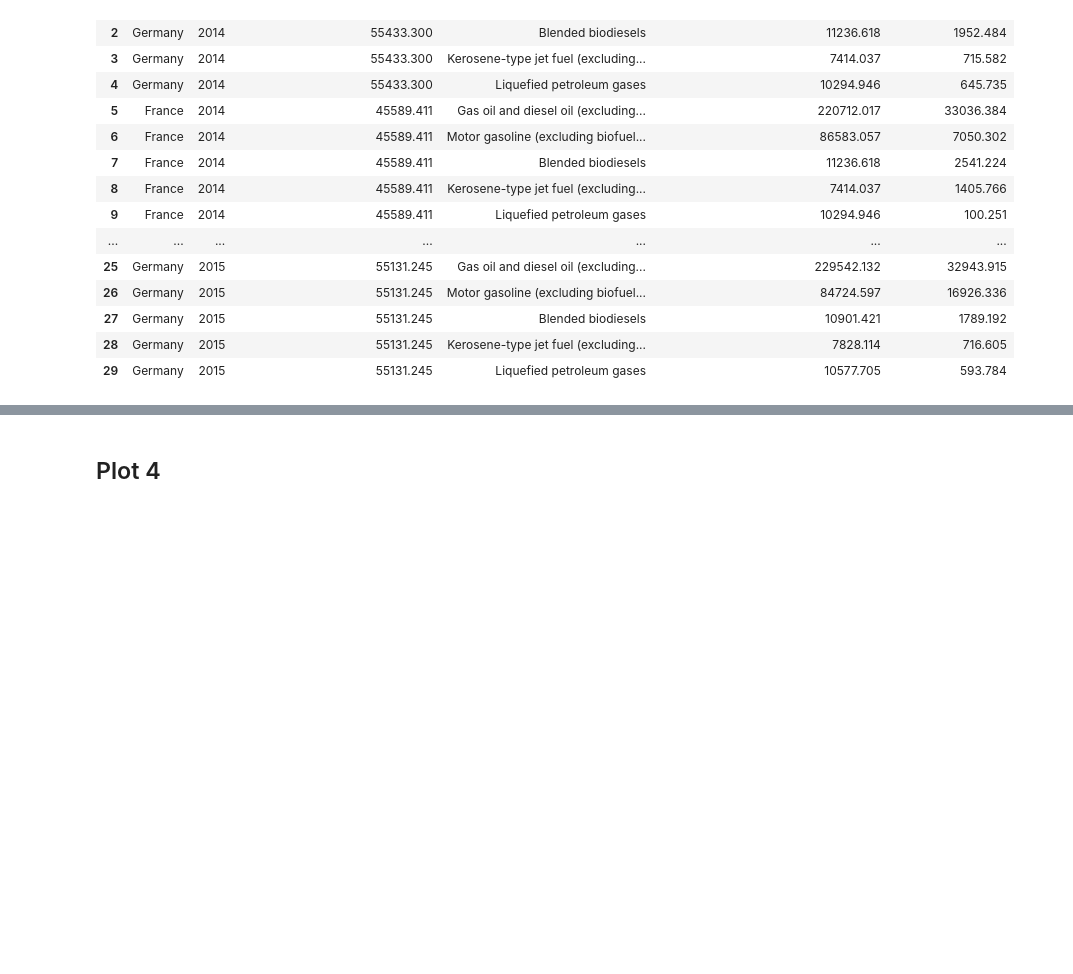
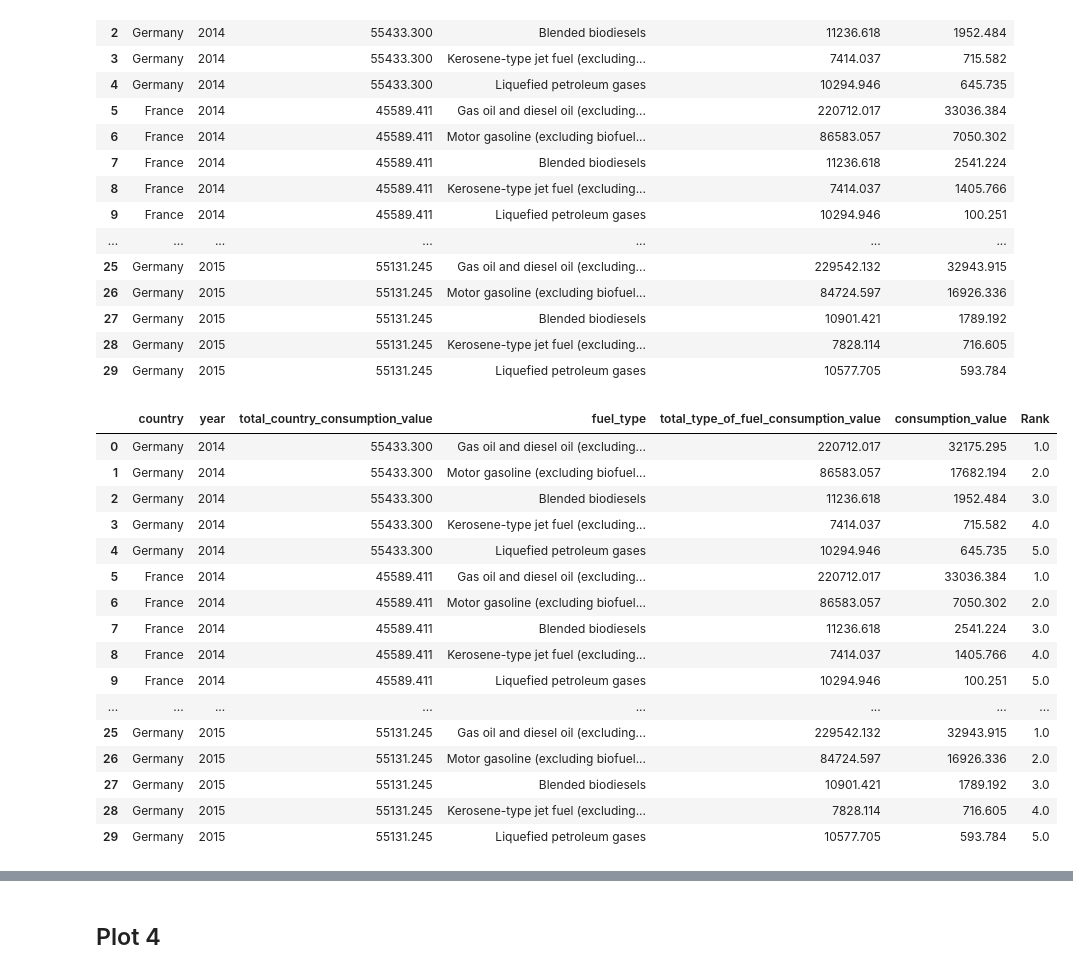
Before and after one commit to riccardocicala/Data_Visualization_Chart_Troopers, a Jupyter notebook: Stucchi/data_preparation.ipynb, the cells around one changed output, grey strips where cells are left out. Drawn from its saved outputs; the diff is of its cells as text; code cells hidden in the pictures; blank space fills up the shorter version.

```diff
--- a/Stucchi/data_preparation.ipynb
+++ b/Stucchi/data_preparation.ipynb
@@ -316,3 +316,6 @@ df3_final_energy_consumption_in_transport_by_type_of_fuel_total_per_year
 | 47 | Blended biodiesels | 2023 | 13182.767 |
 | 48 | Kerosene-type jet fuel (excluding... | 2023 | 6664.475 |
 | 49 | Electricity | 2023 | 6064.706 |
+# %%
+df3_final_energy_consumption_in_transport_by_type_of_fuel_total_per_year['total_type_of_fuel_consumption_value'] = (df3_final_energy_consumption_in_transport_by_type_of_fuel_total_per_year['total_type_of_fuel_consumption_value'] / 1_000).round(2)
+df3_final_energy_consumption_in_transport_by_type_of_fuel_total_per_year
@@ -398,9 +419,7 @@ df5_final_energy_consumption_in_transport_by_type_of_fuel_top_countries_per_year
 | 28 | United Kingdom | 2014 | 40097.899 | Liquefied petroleum gases | 96.609 | 10294.946 |
 | 29 | United Kingdom | 2014 | 40097.899 | Motor gasoline (excluding biofuel... | 13185.063 | 86583.057 |
 # %%
-import pandas as pd
-
-df6_final_energy_consumption_in_transport_by_type_of_fuel_top_countries_per_year = df5_final_energy_consumption_in_transport_by_type_of_fuel_top_countries_per_year
+df6_final_energy_consumption_in_transport_by_type_of_fuel_top_countries_per_year = df5_final_energy_consumption_in_transport_by_type_of_fuel_top_countries_per_year.copy()
 
 df6_final_energy_consumption_in_transport_by_type_of_fuel_top_countries_per_year['fuel_type'] = df6_final_energy_consumption_in_transport_by_type_of_fuel_top_countries_per_year.apply(
     lambda row: 'Other' if pd.isnull(row['total_type_of_fuel_consumption_value']) else row['fuel_type'],
@@ -463,3 +482,25 @@ df8_final_energy_consumption_in_transport_by_type_of_fuel_top_countries_per_year
 | 27 | Germany | 2015 | 55131.245 | Blended biodiesels | 10901.421 | 1789.192 |
 | 28 | Germany | 2015 | 55131.245 | Kerosene-type jet fuel (excluding... | 7828.114 | 716.605 |
 | 29 | Germany | 2015 | 55131.245 | Liquefied petroleum gases | 10577.705 | 593.784 |
+# %%
+df9_final_energy_consumption_in_transport_by_type_of_fuel_top_countries_per_year = df8_final_energy_consumption_in_transport_by_type_of_fuel_top_countries_per_year
+df9_final_energy_consumption_in_transport_by_type_of_fuel_top_countries_per_year['Rank'] = df8_final_energy_consumption_in_transport_by_type_of_fuel_top_countries_per_year.groupby(['country', 'year'])['consumption_value'].rank(method='first', ascending=False)
+df9_final_energy_consumption_in_transport_by_type_of_fuel_top_countries_per_year.head(30)
+# %% [output]
+|  | country | year | total_country_consumption_value | fuel_type | total_type_of_fuel_consumption_value | consumption_value | Rank |
+| 0 | Germany | 2014 | 55433.300 | Gas oil and diesel oil (excluding... | 220712.017 | 32175.295 | 1.0 |
+| 1 | Germany | 2014 | 55433.300 | Motor gasoline (excluding biofuel... | 86583.057 | 17682.194 | 2.0 |
+| 2 | Germany | 2014 | 55433.300 | Blended biodiesels | 11236.618 | 1952.484 | 3.0 |
+| 3 | Germany | 2014 | 55433.300 | Kerosene-type jet fuel (excluding... | 7414.037 | 715.582 | 4.0 |
+| 4 | Germany | 2014 | 55433.300 | Liquefied petroleum gases | 10294.946 | 645.735 | 5.0 |
+| 5 | France | 2014 | 45589.411 | Gas oil and diesel oil (excluding... | 220712.017 | 33036.384 | 1.0 |
+| 6 | France | 2014 | 45589.411 | Motor gasoline (excluding biofuel... | 86583.057 | 7050.302 | 2.0 |
+| 7 | France | 2014 | 45589.411 | Blended biodiesels | 11236.618 | 2541.224 | 3.0 |
+| 8 | France | 2014 | 45589.411 | Kerosene-type jet fuel (excluding... | 7414.037 | 1405.766 | 4.0 |
+| 9 | France | 2014 | 45589.411 | Liquefied petroleum gases | 10294.946 | 100.251 | 5.0 |
+| ... | ... | ... | ... | ... | ... | ... | ... |
+| 25 | Germany | 2015 | 55131.245 | Gas oil and diesel oil (excluding... | 229542.132 | 32943.915 | 1.0 |
+| 26 | Germany | 2015 | 55131.245 | Motor gasoline (excluding biofuel... | 84724.597 | 16926.336 | 2.0 |
+| 27 | Germany | 2015 | 55131.245 | Blended biodiesels | 10901.421 | 1789.192 | 3.0 |
+| 28 | Germany | 2015 | 55131.245 | Kerosene-type jet fuel (excluding... | 7828.114 | 716.605 | 4.0 |
+| 29 | Germany | 2015 | 55131.245 | Liquefied petroleum gases | 10577.705 | 593.784 | 5.0 |
```
Also changed, not shown: parts of 8 cells of this notebook, 8 other files.
